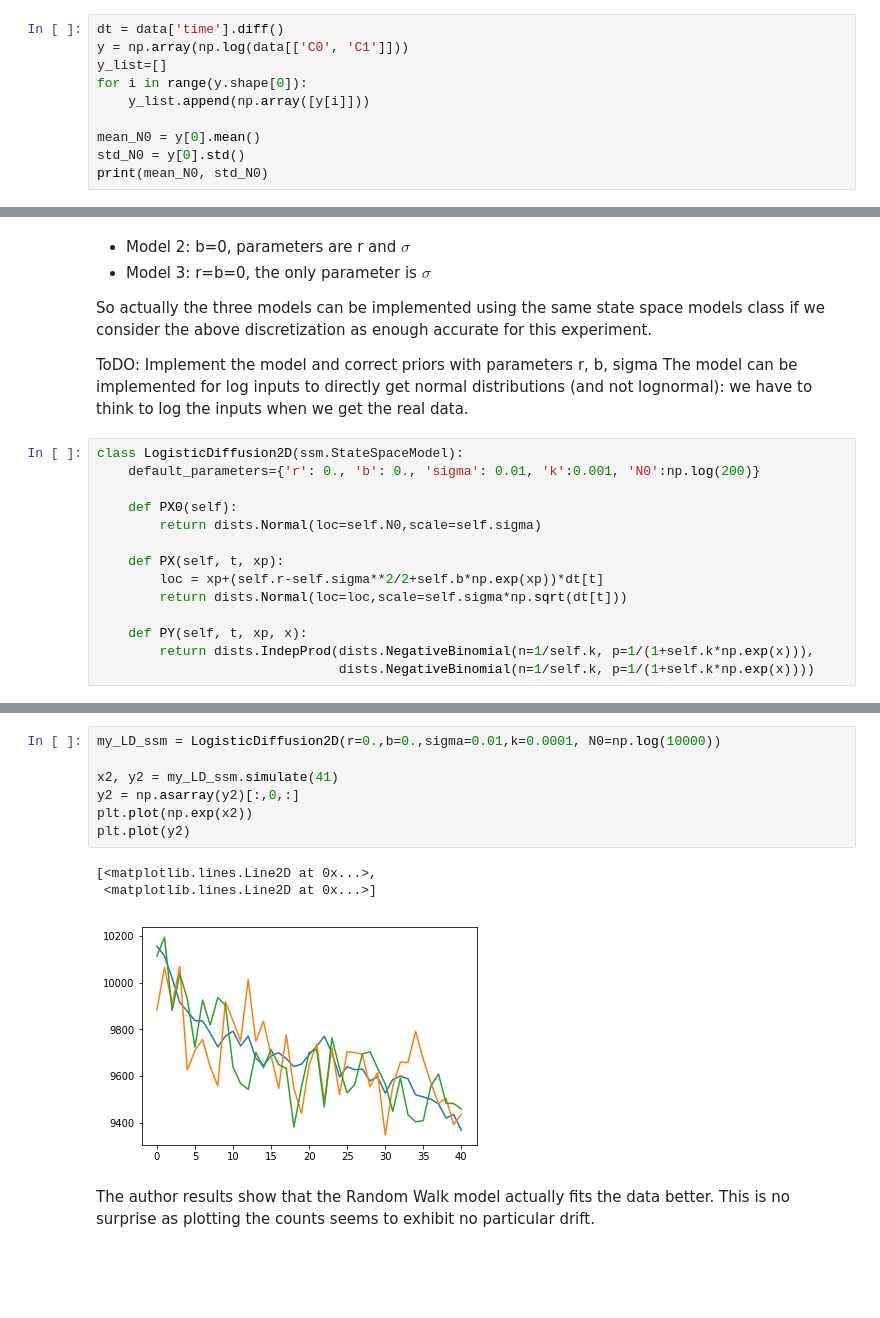
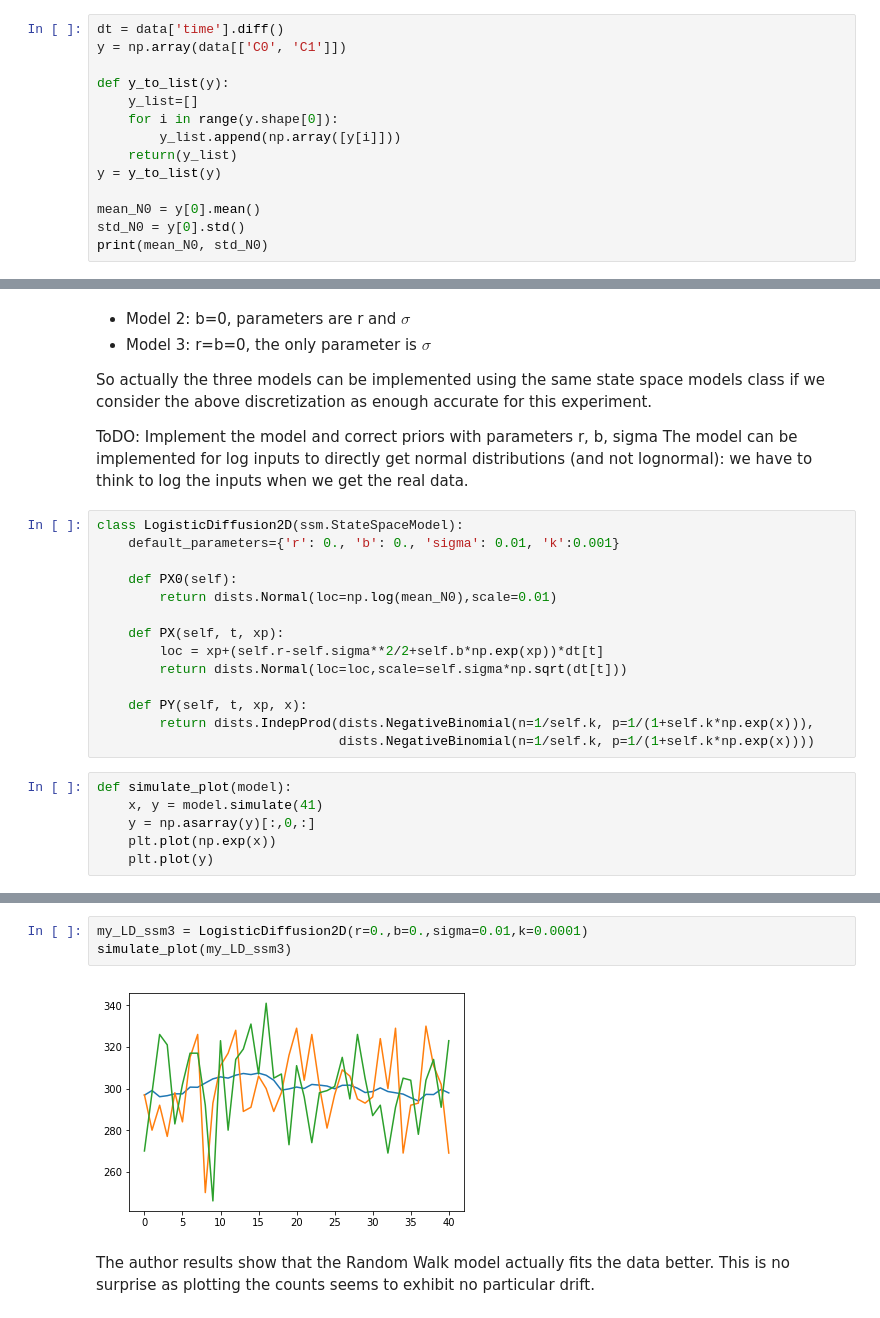
Before and after one commit to issxmeddine/Kangaroos, a Jupyter notebook: Kangaroos_Knape.ipynb, the cells around one changed output, grey strips where cells are left out. Saved outputs shown, nothing was run; the diff lists cells and outputs as text; blank space fills up the shorter version.

Commit message:
Implementing all models with particles package

```diff
--- a/Kangaroos_Knape.ipynb
+++ b/Kangaroos_Knape.ipynb
@@ -22,10 +22,14 @@ data[['C0','C1']].plot()
 [figure]
 # %%
 dt = data['time'].diff()
-y = np.array(np.log(data[['C0', 'C1']]))
-y_list=[]
-for i in range(y.shape[0]):
-    y_list.append(np.array([y[i]]))
+y = np.array(data[['C0', 'C1']])
+
+def y_to_list(y):
+    y_list=[]
+    for i in range(y.shape[0]):
+        y_list.append(np.array([y[i]]))
+    return(y_list)
+y = y_to_list(y)
 
 mean_N0 = y[0].mean()
 std_N0 = y[0].std()
@@ -66,10 +67,10 @@ ToDO: Implement the model and correct priors with parameters r, b, sigma
 The model can be implemented for log inputs to directly get normal distributions (and not lognormal): we have to think to log the inputs when we get the real data.
 # %%
 class LogisticDiffusion2D(ssm.StateSpaceModel):
-    default_parameters={'r': 0., 'b': 0., 'sigma': 0.01, 'k':0.001, 'N0':np.log(200)}
+    default_parameters={'r': 0., 'b': 0., 'sigma': 0.01, 'k':0.001}
 
     def PX0(self):
-        return dists.Normal(loc=self.N0,scale=self.sigma)
+        return dists.Normal(loc=np.log(mean_N0),scale=0.01)
 
     def PX(self, t, xp):
         loc = xp+(self.r-self.sigma**2/2+self.b*np.exp(xp))*dt[t]
@@ -78,4 +79,10 @@ class LogisticDiffusion2D(ssm.StateSpaceModel):
     def PY(self, t, xp, x):
         return dists.IndepProd(dists.NegativeBinomial(n=1/self.k, p=1/(1+self.k*np.exp(x))),
                                dists.NegativeBinomial(n=1/self.k, p=1/(1+self.k*np.exp(x))))
+# %%
+def simulate_plot(model):
+    x, y = model.simulate(41)
+    y = np.asarray(y)[:,0,:]
+    plt.plot(np.exp(x))
+    plt.plot(y)
 # %% [markdown]
@@ -105,13 +100,7 @@ plt.plot(y1)
 # %%
-my_LD_ssm = LogisticDiffusion2D(r=0.,b=0.,sigma=0.01,k=0.0001, N0=np.log(10000))
-
-x2, y2 = my_LD_ssm.simulate(41)
-y2 = np.asarray(y2)[:,0,:]
-plt.plot(np.exp(x2))
-plt.plot(y2)
+my_LD_ssm3 = LogisticDiffusion2D(r=0.,b=0.,sigma=0.01,k=0.0001)
+simulate_plot(my_LD_ssm3)
 # %% [output]
-[<matplotlib.lines.Line2D at 0x...>,
- <matplotlib.lines.Line2D at 0x...>]
-[figure, old version]
+[figure, new version]
 # %% [markdown]
 The author results show that the Random Walk model actually fits the data better. This is no surprise as plotting the counts seems to exhibit no particular drift.
```
Also changed, not shown: parts of 53 cells of this notebook.
